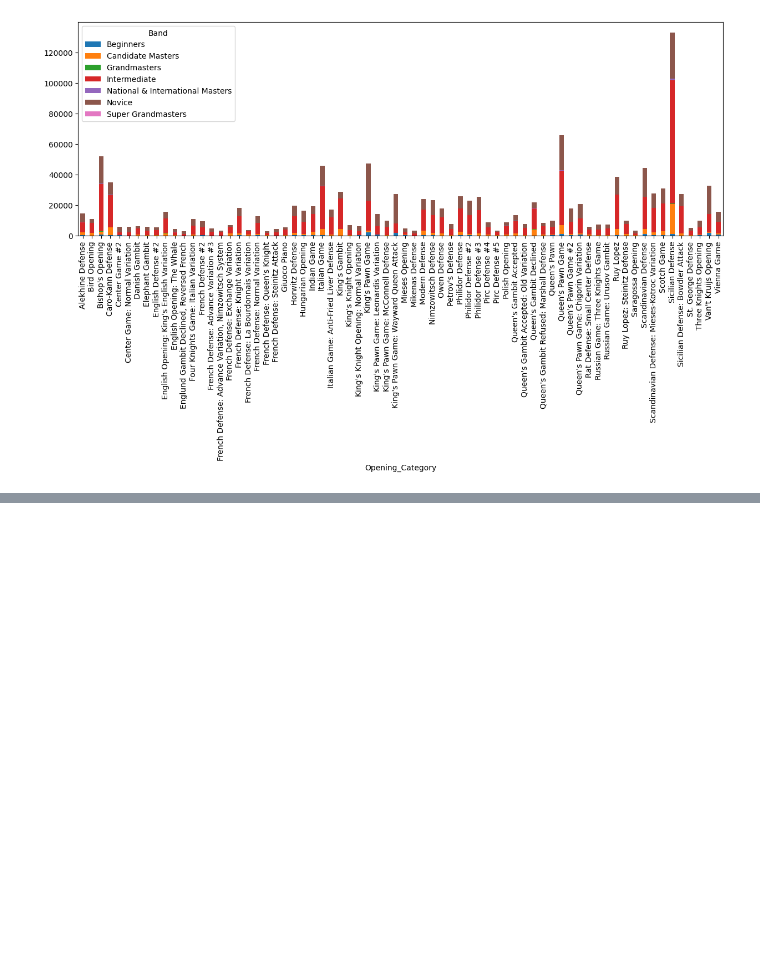
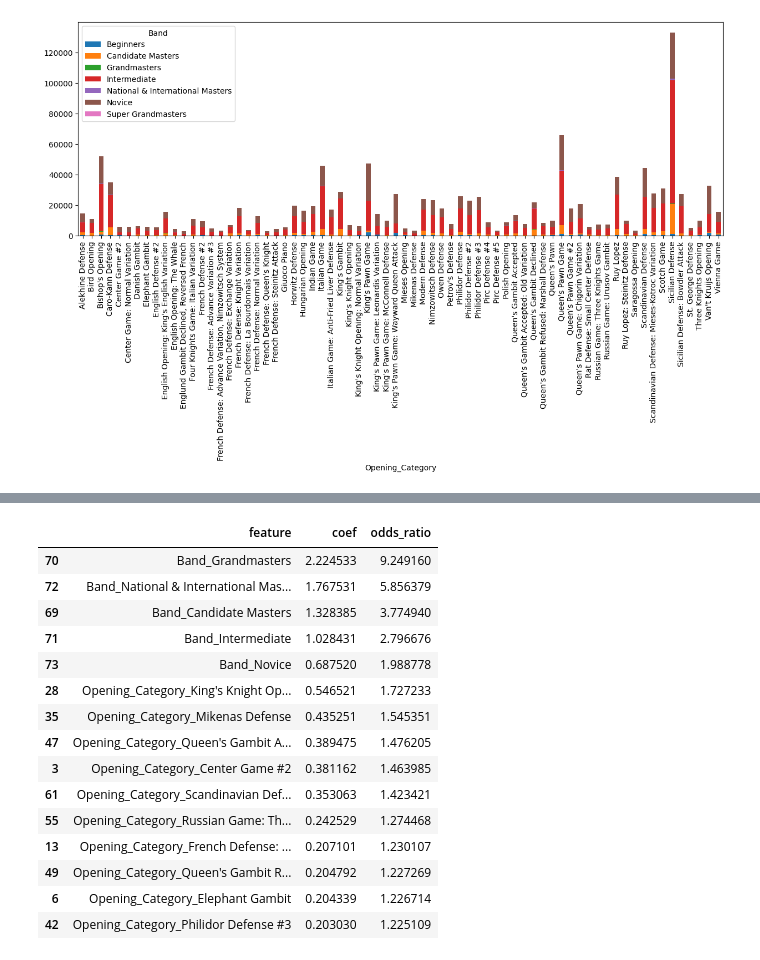
Before and after one commit to husnainn22/Chess-opening-analysis, a Jupyter notebook: chess.ipynb, the cells around one changed output, grey strips where cells are left out. Cells and saved outputs as stored; diff of their text form; code cells hidden in the pictures; blank space fills up the shorter version.

```diff
--- a/chess.ipynb
+++ b/chess.ipynb
@@ -408,0 +465,3 @@ y = final_df['output']  # 1 if White wins, 0 if not
+# %%
+X = model_df[['Opening_Category', 'Band']]
+y = model_df['output']
@@ -408,0 +575,34 @@ y = final_df['output']  # 1 if White wins, 0 if not
+# %%
+feature_names = log_reg.named_steps['preprocessor'] \
+    .named_transformers_['cat'] \
+    .get_feature_names_out(categorical_features)
+
+coefficients = log_reg.named_steps['classifier'].coef_[0]
+
+coef_df = (
+    pd.DataFrame({
+        'feature': feature_names,
+        'coef': coefficients,
+        'odds_ratio': np.exp(coefficients)
+    })
+    .sort_values('odds_ratio', ascending=False)
+)
+
+coef_df.head(15)
+# %% [output]
+|  | feature | coef | odds_ratio |
+| 70 | Band_Grandmasters | 2.224533 | 9.249160 |
+| 72 | Band_National & International Mas... | 1.767531 | 5.856379 |
+| 69 | Band_Candidate Masters | 1.328385 | 3.774940 |
+| 71 | Band_Intermediate | 1.028431 | 2.796676 |
+| 73 | Band_Novice | 0.687520 | 1.988778 |
+| 28 | Opening_Category_King's Knight Op... | 0.546521 | 1.727233 |
+| 35 | Opening_Category_Mikenas Defense | 0.435251 | 1.545351 |
+| 47 | Opening_Category_Queen's Gambit A... | 0.389475 | 1.476205 |
+| 3 | Opening_Category_Center Game #2 | 0.381162 | 1.463985 |
+| 61 | Opening_Category_Scandinavian Def... | 0.353063 | 1.423421 |
+| 55 | Opening_Category_Russian Game: Th... | 0.242529 | 1.274468 |
+| 13 | Opening_Category_French Defense: ... | 0.207101 | 1.230107 |
+| 49 | Opening_Category_Queen's Gambit R... | 0.204792 | 1.227269 |
+| 6 | Opening_Category_Elephant Gambit | 0.204339 | 1.226714 |
+| 42 | Opening_Category_Philidor Defense #3 | 0.203030 | 1.225109 |
```
Also changed, not shown: parts of 19 cells of this notebook.
